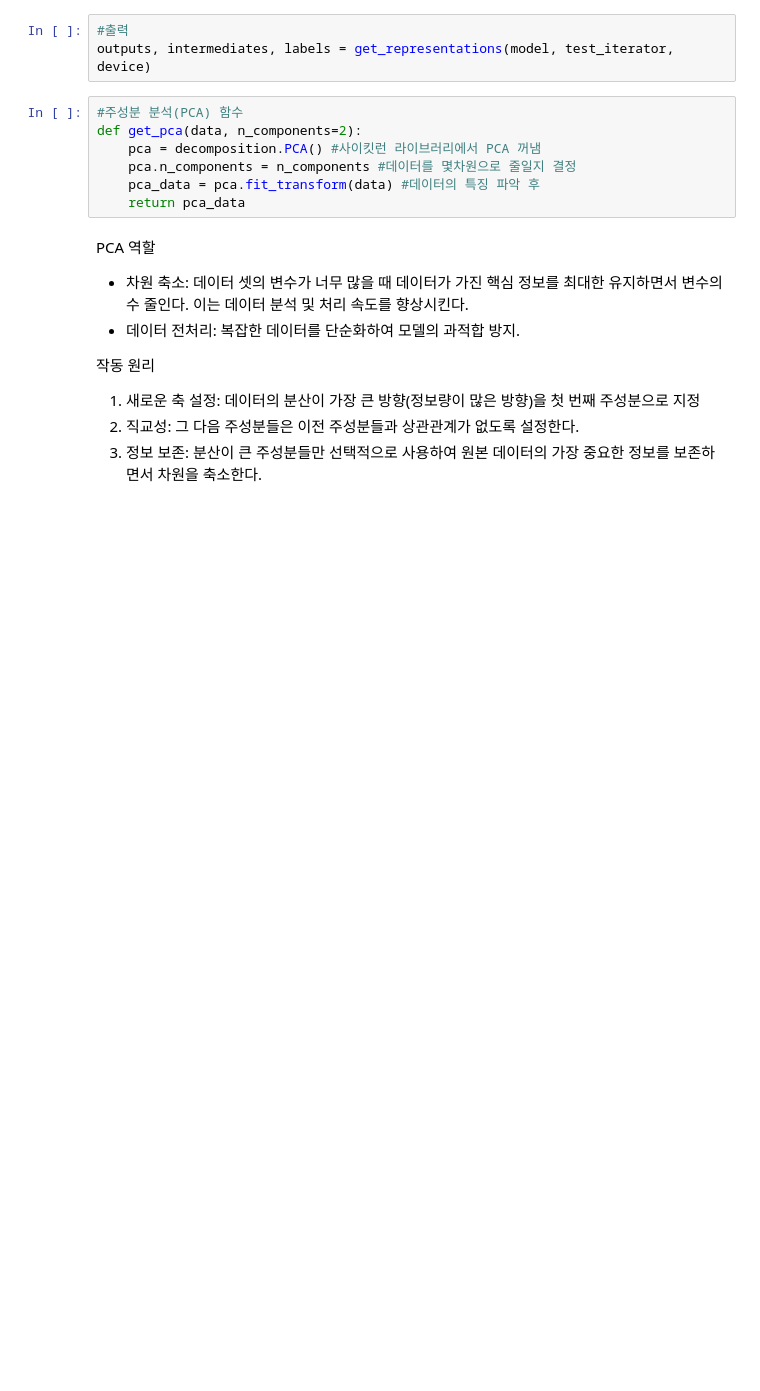
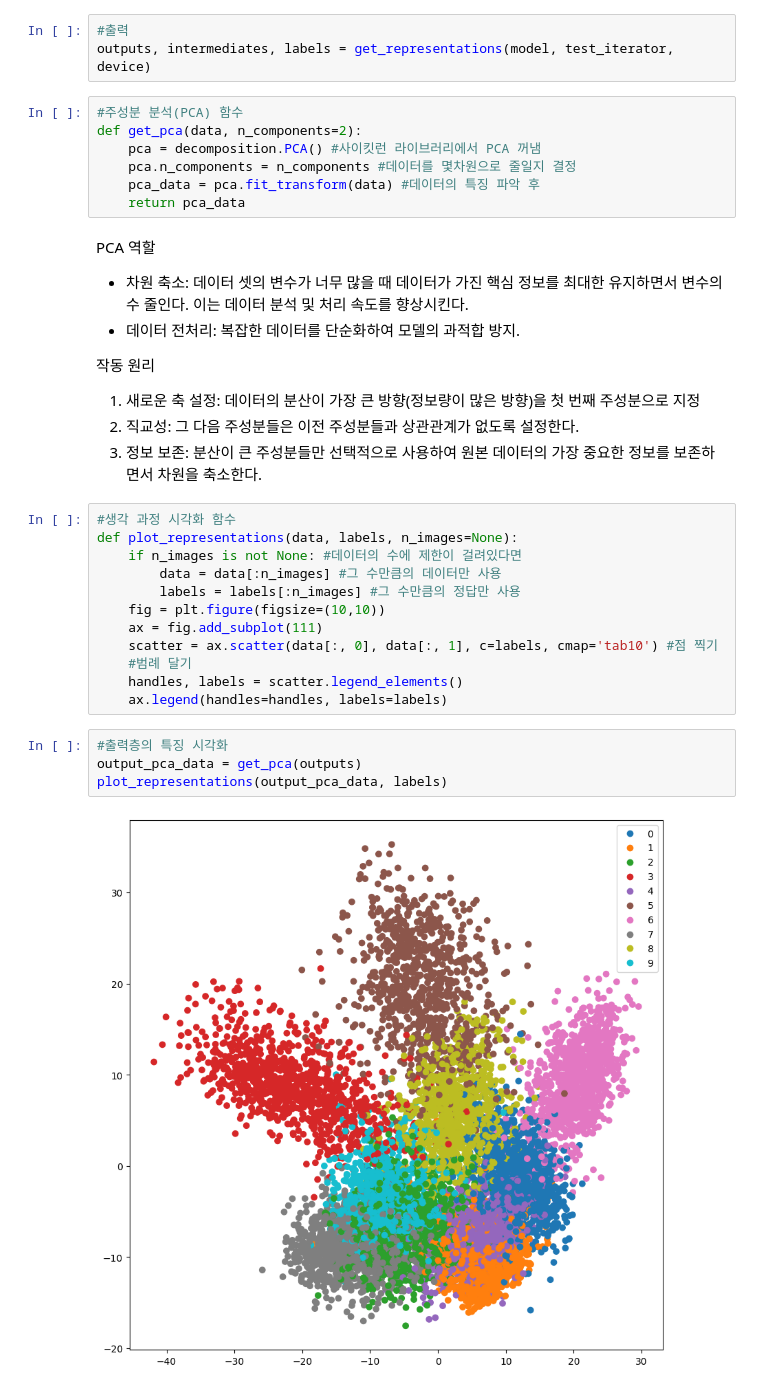
Before and after one commit to yueop/Classification-Practice, a Jupyter notebook: Classification_Practice.ipynb, the cells around one changed output. Saved outputs shown, nothing was run; the diff lists cells and outputs as text; blank space fills up the shorter version.

```diff
--- a/Classification_Practice.ipynb
+++ b/Classification_Practice.ipynb
@@ -458,3 +513,21 @@ PCA 역할
 1. 새로운 축 설정: 데이터의 분산이 가장 큰 방향(정보량이 많은 방향)을 첫 번째 주성분으로 지정
 2. 직교성: 그 다음 주성분들은 이전 주성분들과 상관관계가 없도록 설정한다.
 3. 정보 보존: 분산이 큰 주성분들만 선택적으로 사용하여 원본 데이터의 가장 중요한 정보를 보존하면서 차원을 축소한다.
+# %%
+#생각 과정 시각화 함수
+def plot_representations(data, labels, n_images=None):
+    if n_images is not None: #데이터의 수에 제한이 걸려있다면
+        data = data[:n_images] #그 수만큼의 데이터만 사용
+        labels = labels[:n_images] #그 수만큼의 정답만 사용
+    fig = plt.figure(figsize=(10,10))
+    ax = fig.add_subplot(111)
+    scatter = ax.scatter(data[:, 0], data[:, 1], c=labels, cmap='tab10') #점 찍기
+    #범례 달기
+    handles, labels = scatter.legend_elements()
+    ax.legend(handles=handles, labels=labels)
+# %%
+#출력층의 특징 시각화
+output_pca_data = get_pca(outputs)
+plot_representations(output_pca_data, labels)
+# %% [output]
+[figure, added]
```
Also changed, not shown: parts of 15 cells of this notebook.
